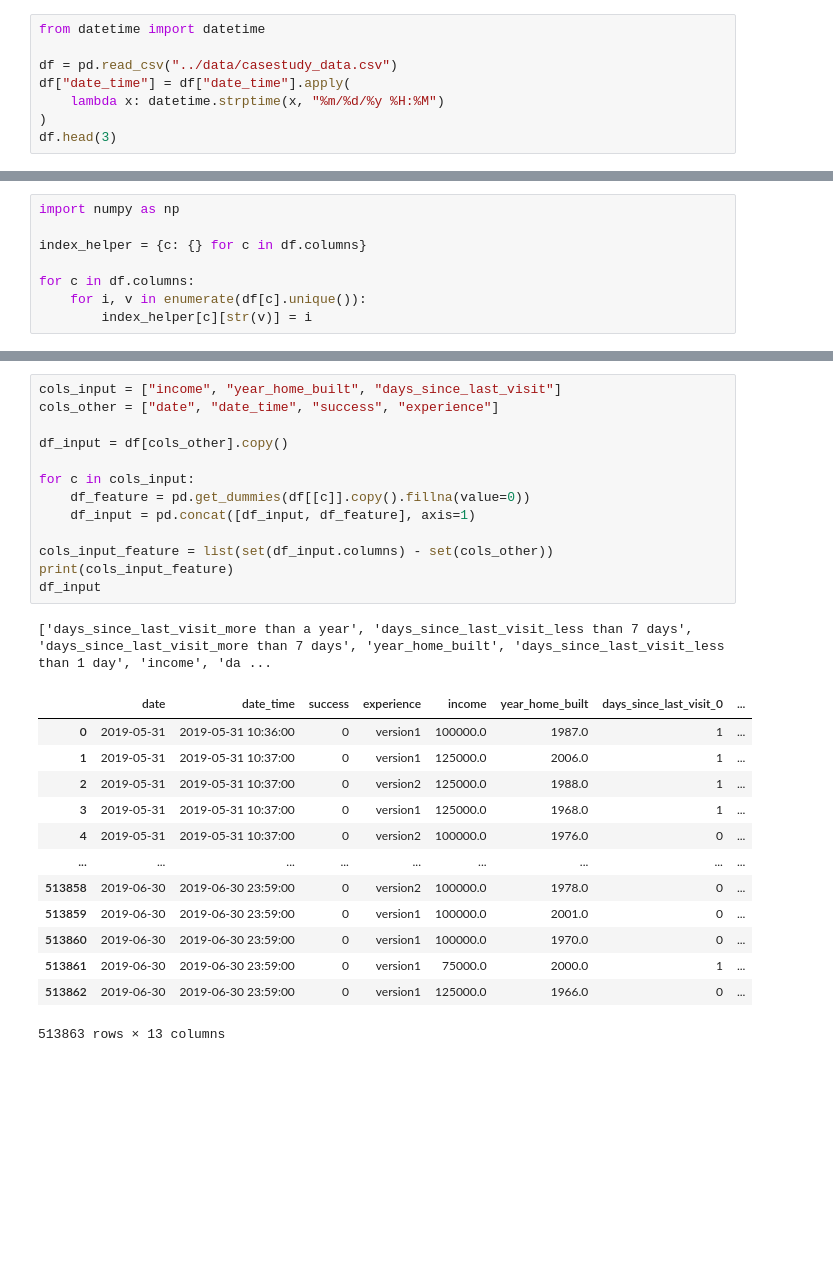
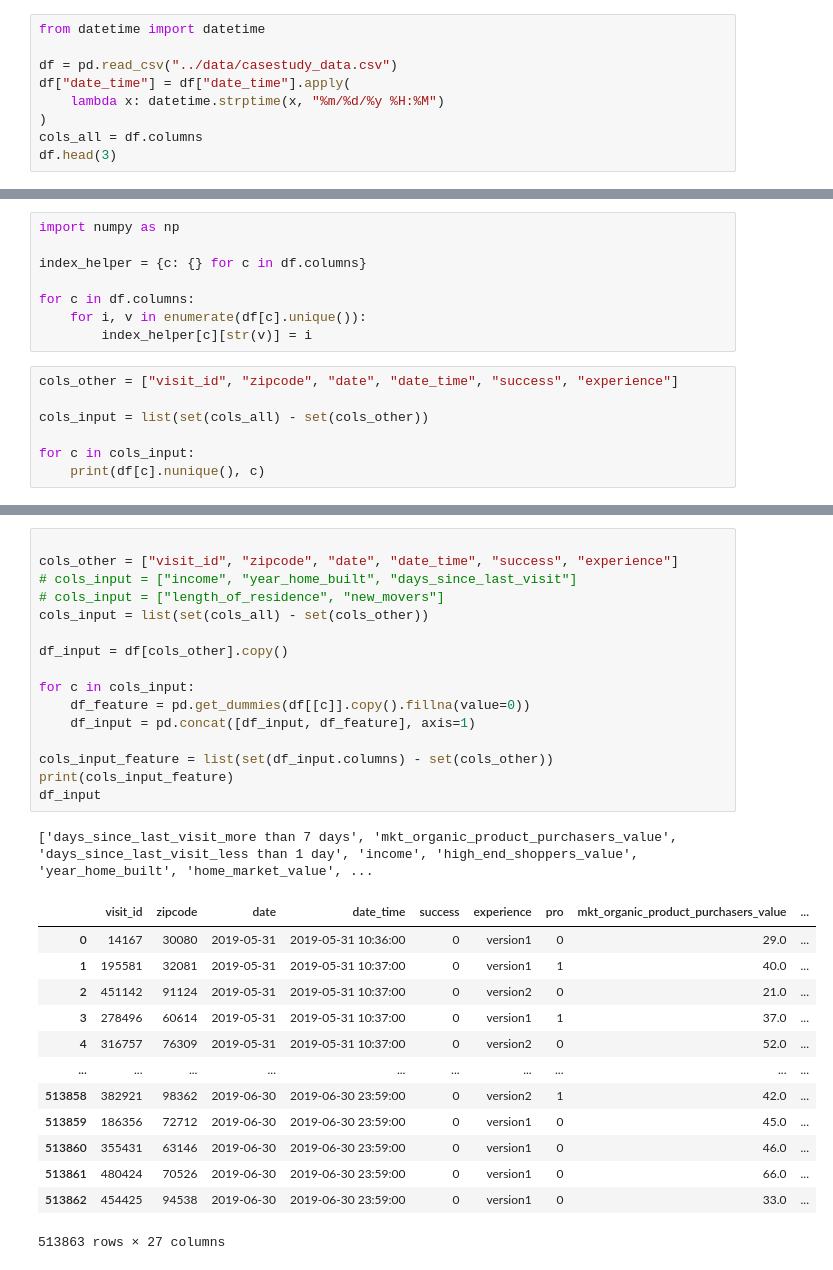
Before and after one commit to ykaitao/reinforcement-learning-for-recommendation, a Jupyter notebook: notebooks/multi-armed-bandit.ipynb, the cells around one changed output, grey strips where cells are left out. Saved outputs shown, nothing was run; the diff lists cells and outputs as text; blank space fills up the shorter version.

```diff
--- a/notebooks/multi-armed-bandit.ipynb
+++ b/notebooks/multi-armed-bandit.ipynb
@@ -10,6 +13,7 @@ df = pd.read_csv("../data/casestudy_data.csv")
 df["date_time"] = df["date_time"].apply(
     lambda x: datetime.strptime(x, "%m/%d/%y %H:%M")
 )
+cols_all = df.columns
 df.head(3)
 # %% [output]
 |  | visit_id | date_time | experience | success | zipcode | pro | repeat_visit | days_since_last_visit | ... |
@@ -286,3 +290,10 @@ index_helper = {c: {} for c in df.columns}
 for c in df.columns:
     for i, v in enumerate(df[c].unique()):
         index_helper[c][str(v)] = i
+# %%
+cols_other = ["visit_id", "zipcode", "date", "date_time", "success", "experience"]
+
+cols_input = list(set(cols_all) - set(cols_other))
+
+for c in cols_input:
+    print(df[c].nunique(), c)
@@ -289,29 +316,32 @@ for c in df.columns:
 # %%
-cols_input = ["income", "year_home_built", "days_since_last_visit"]
-cols_other = ["date", "date_time", "success", "experience"]
+
+cols_other = ["visit_id", "zipcode", "date", "date_time", "success", "experience"]
+# cols_input = ["income", "year_home_built", "days_since_last_visit"]
+# cols_input = ["length_of_residence", "new_movers"]
+cols_input = list(set(cols_all) - set(cols_other))
 
 df_input = df[cols_other].copy()
 
 for c in cols_input:
     df_feature = pd.get_dummies(df[[c]].copy().fillna(value=0))
     df_input = pd.concat([df_input, df_feature], axis=1)
 
 cols_input_feature = list(set(df_input.columns) - set(cols_other))
 print(cols_input_feature)
 df_input
 # %% [output]
-['days_since_last_visit_more than a year', 'days_since_last_visit_less than 7 days', 'days_since_last_visit_more than 7 days', 'year_home_built', 'days_since_last_visit_less than 1 day', 'income', 'da ...
+['days_since_last_visit_more than 7 days', 'mkt_organic_product_purchasers_value', 'days_since_last_visit_less than 1 day', 'income', 'high_end_shoppers_value', 'year_home_built', 'home_market_value', ...
-|  | date | date_time | success | experience | income | year_home_built | days_since_last_visit_0 | ... |
-| 0 | 2019-05-31 | 2019-05-31 10:36:00 | 0 | version1 | 100000.0 | 1987.0 | 1 | ... |
-| 1 | 2019-05-31 | 2019-05-31 10:37:00 | 0 | version1 | 125000.0 | 2006.0 | 1 | ... |
-| 2 | 2019-05-31 | 2019-05-31 10:37:00 | 0 | version2 | 125000.0 | 1988.0 | 1 | ... |
-| 3 | 2019-05-31 | 2019-05-31 10:37:00 | 0 | version1 | 125000.0 | 1968.0 | 1 | ... |
-| 4 | 2019-05-31 | 2019-05-31 10:37:00 | 0 | version2 | 100000.0 | 1976.0 | 0 | ... |
-| ... | ... | ... | ... | ... | ... | ... | ... | ... |
-| 513858 | 2019-06-30 | 2019-06-30 23:59:00 | 0 | version2 | 100000.0 | 1978.0 | 0 | ... |
-| 513859 | 2019-06-30 | 2019-06-30 23:59:00 | 0 | version1 | 100000.0 | 2001.0 | 0 | ... |
-| 513860 | 2019-06-30 | 2019-06-30 23:59:00 | 0 | version1 | 100000.0 | 1970.0 | 0 | ... |
-| 513861 | 2019-06-30 | 2019-06-30 23:59:00 | 0 | version1 | 75000.0 | 2000.0 | 1 | ... |
-| 513862 | 2019-06-30 | 2019-06-30 23:59:00 | 0 | version1 | 125000.0 | 1966.0 | 0 | ... |
+|  | visit_id | zipcode | date | date_time | success | experience | pro | mkt_organic_product_purchasers_value | ... |
+| 0 | 14167 | 30080 | 2019-05-31 | 2019-05-31 10:36:00 | 0 | version1 | 0 | 29.0 | ... |
+| 1 | 195581 | 32081 | 2019-05-31 | 2019-05-31 10:37:00 | 0 | version1 | 1 | 40.0 | ... |
+| 2 | 451142 | 91124 | 2019-05-31 | 2019-05-31 10:37:00 | 0 | version2 | 0 | 21.0 | ... |
+| 3 | 278496 | 60614 | 2019-05-31 | 2019-05-31 10:37:00 | 0 | version1 | 1 | 37.0 | ... |
+| 4 | 316757 | 76309 | 2019-05-31 | 2019-05-31 10:37:00 | 0 | version2 | 0 | 52.0 | ... |
+| ... | ... | ... | ... | ... | ... | ... | ... | ... | ... |
+| 513858 | 382921 | 98362 | 2019-06-30 | 2019-06-30 23:59:00 | 0 | version2 | 1 | 42.0 | ... |
+| 513859 | 186356 | 72712 | 2019-06-30 | 2019-06-30 23:59:00 | 0 | version1 | 0 | 45.0 | ... |
+| 513860 | 355431 | 63146 | 2019-06-30 | 2019-06-30 23:59:00 | 0 | version1 | 0 | 46.0 | ... |
+| 513861 | 480424 | 70526 | 2019-06-30 | 2019-06-30 23:59:00 | 0 | version1 | 0 | 66.0 | ... |
+| 513862 | 454425 | 94538 | 2019-06-30 | 2019-06-30 23:59:00 | 0 | version1 | 0 | 33.0 | ... |
-513863 rows × 13 columns
+513863 rows × 27 columns
 # %%
```
Also changed, not shown: parts of 5 cells of this notebook.
